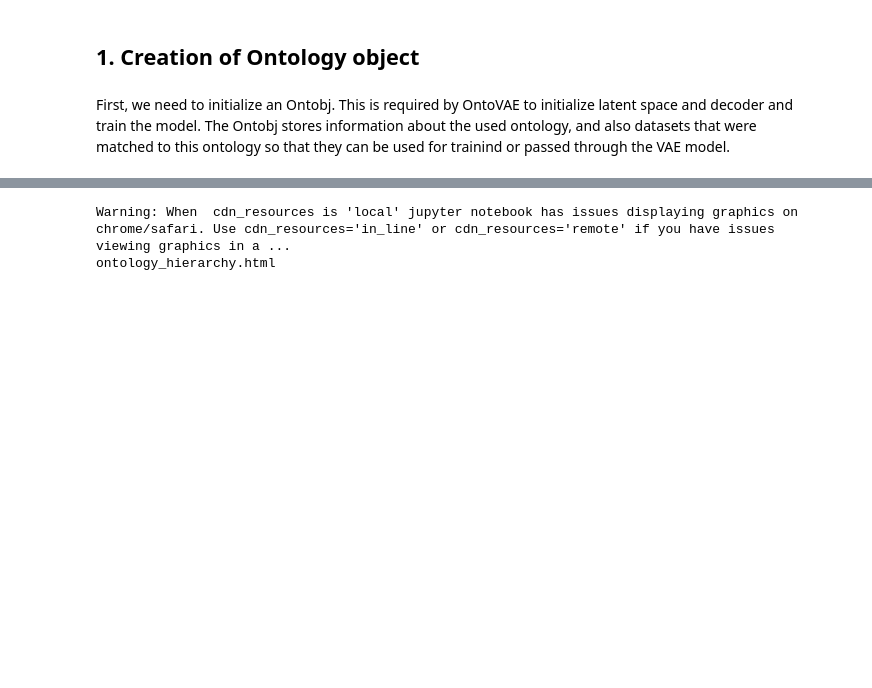
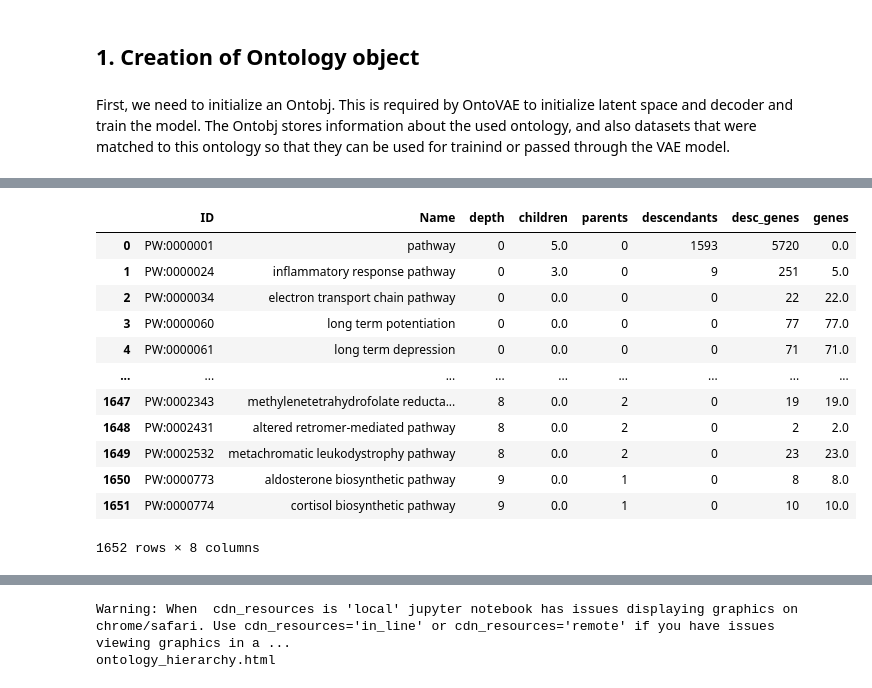
Before and after one commit to wenliangz/onto-vae, a Jupyter notebook: vignette.ipynb, the cells around one changed output, grey strips where cells are left out. Saved outputs shown, nothing was run; the diff lists cells and outputs as text; code cells hidden in the pictures; blank space fills up the shorter version.

```diff
--- a/vignette.ipynb
+++ b/vignette.ipynb
@@ -21,0 +33,16 @@ pwo.initialize_dag(obo=data_path() + 'pw.obo',
+# %%
+pwo.annot_base
+# %% [output]
+|  | ID | Name | depth | children | parents | descendants | desc_genes | genes |
+| 0 | PW:0000001 | pathway | 0 | 5.0 | 0 | 1593 | 5720 | 0.0 |
+| 1 | PW:0000024 | inflammatory response pathway | 0 | 3.0 | 0 | 9 | 251 | 5.0 |
+| 2 | PW:0000034 | electron transport chain pathway | 0 | 0.0 | 0 | 0 | 22 | 22.0 |
+| 3 | PW:0000060 | long term potentiation | 0 | 0.0 | 0 | 0 | 77 | 77.0 |
+| 4 | PW:0000061 | long term depression | 0 | 0.0 | 0 | 0 | 71 | 71.0 |
+| ... | ... | ... | ... | ... | ... | ... | ... | ... |
+| 1647 | PW:0002343 | methylenetetrahydrofolate reducta... | 8 | 0.0 | 2 | 0 | 19 | 19.0 |
+| 1648 | PW:0002431 | altered retromer-mediated pathway | 8 | 0.0 | 2 | 0 | 2 | 2.0 |
+| 1649 | PW:0002532 | metachromatic leukodystrophy pathway | 8 | 0.0 | 2 | 0 | 23 | 23.0 |
+| 1650 | PW:0000773 | aldosterone biosynthetic pathway | 9 | 0.0 | 1 | 0 | 8 | 8.0 |
+| 1651 | PW:0000774 | cortisol biosynthetic pathway | 9 | 0.0 | 1 | 0 | 10 | 10.0 |
+1652 rows × 8 columns
```
Also changed, not shown: parts of 14 cells of this notebook, 3 other files.
